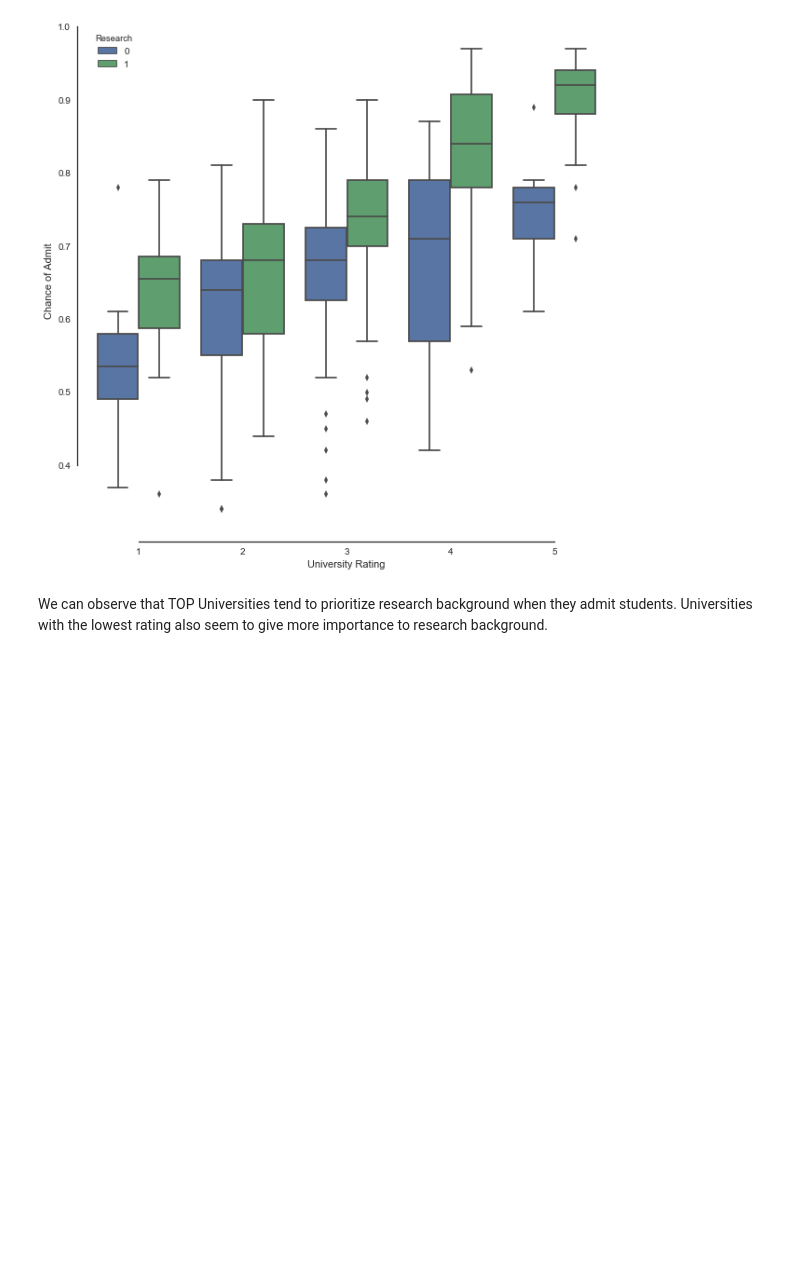
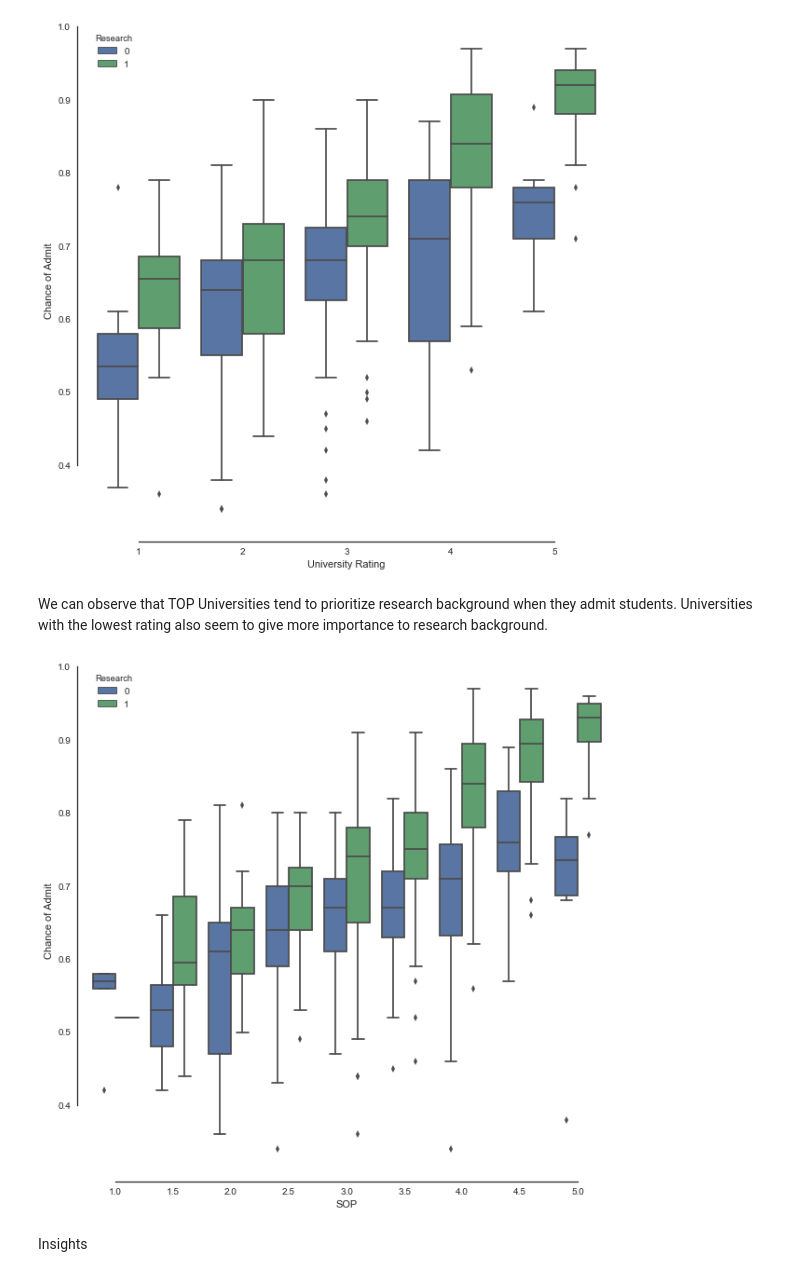
Before and after one commit to joaquinmenendez/machine-learning-course, a Jupyter notebook: Exploratory Data Analysis.ipynb, the cells around one changed output. Cells and saved outputs as stored; diff of their text form; code cells hidden in the pictures; blank space fills up the shorter version.

```diff
--- a/Exploratory Data Analysis.ipynb
+++ b/Exploratory Data Analysis.ipynb
@@ -255,3 +253,11 @@ sns.despine(offset=10, trim=True)
 # %% [markdown]
 We can observe that TOP Universities tend to prioritize research background when they admit students.
 Universities with the lowest rating also seem to give more importance to research background.
+# %%
+plt.figure(figsize=(10,10))
+sns.boxplot(x = 'SOP', y='Chance of Admit ', hue= 'Research',data=data)
+sns.despine(offset=10, trim=True)
+# %% [output]
+[figure, added]
+# %% [markdown]
+Insights
```
Also changed, not shown: parts of 7 cells of this notebook.
